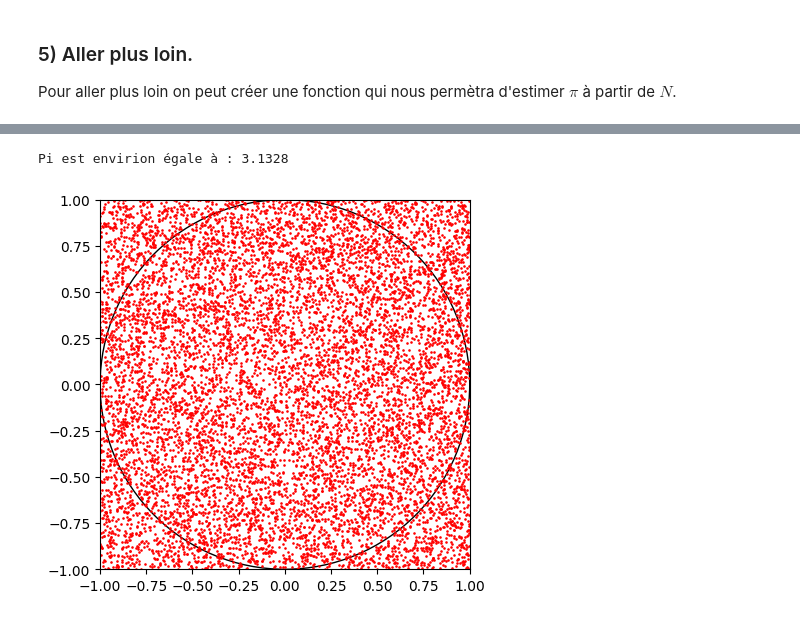
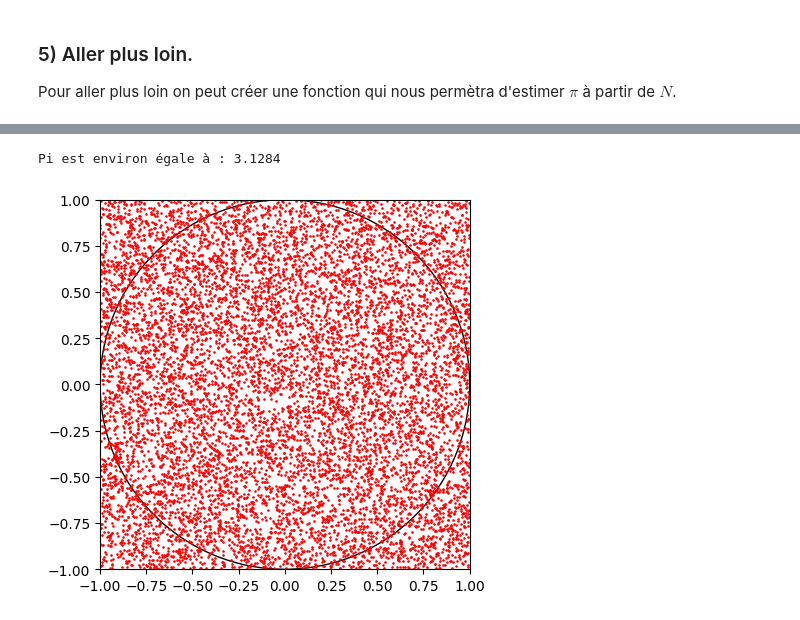
Before and after one commit to Arthure777/Estimation-of-pi-with-Mont-Carlo, a Jupyter notebook: projet/cercle.ipynb, the cells around one changed output, grey strips where cells are left out. Drawn from its saved outputs; the diff is of its cells as text; code cells hidden in the pictures.

```diff
--- a/projet/cercle.ipynb
+++ b/projet/cercle.ipynb
@@ -208,7 +207,6 @@ def estimation_pi_graph(N):
 
     ax.add_patch(cercle)
 
-    N = 10000
     n = 0
 
     for i in range(N):
@@ -223,11 +221,11 @@ def estimation_pi_graph(N):
     p = n/N
     pi = 4*p
 
-    print(f"Pi est envirion égale à : {pi}")
+    print(f"Pi est environ égale à : {pi}")
 
     plt.show()
 # %%
-estimation_pi_graph(1000)
+estimation_pi_graph(10000)
 # %% [output]
-Pi est envirion égale à : 3.1328
+Pi est environ égale à : 3.1284
-[figure, old version]
+[figure, new version]
```
Also changed, not shown: parts of 7 cells of this notebook.
